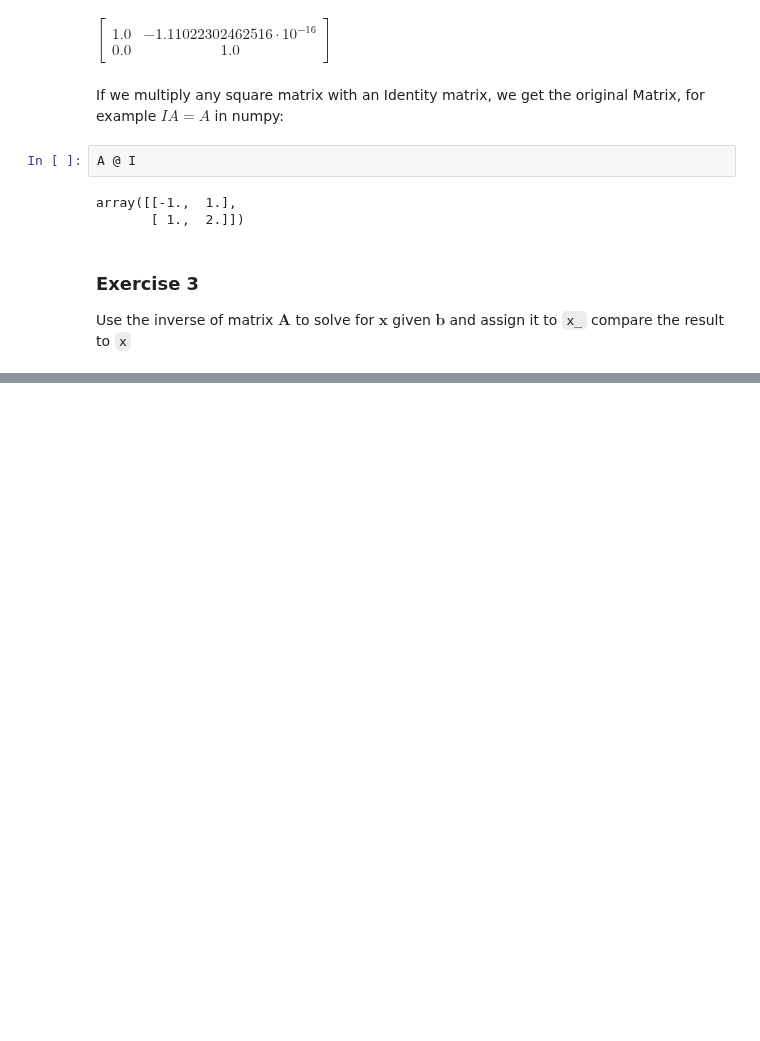
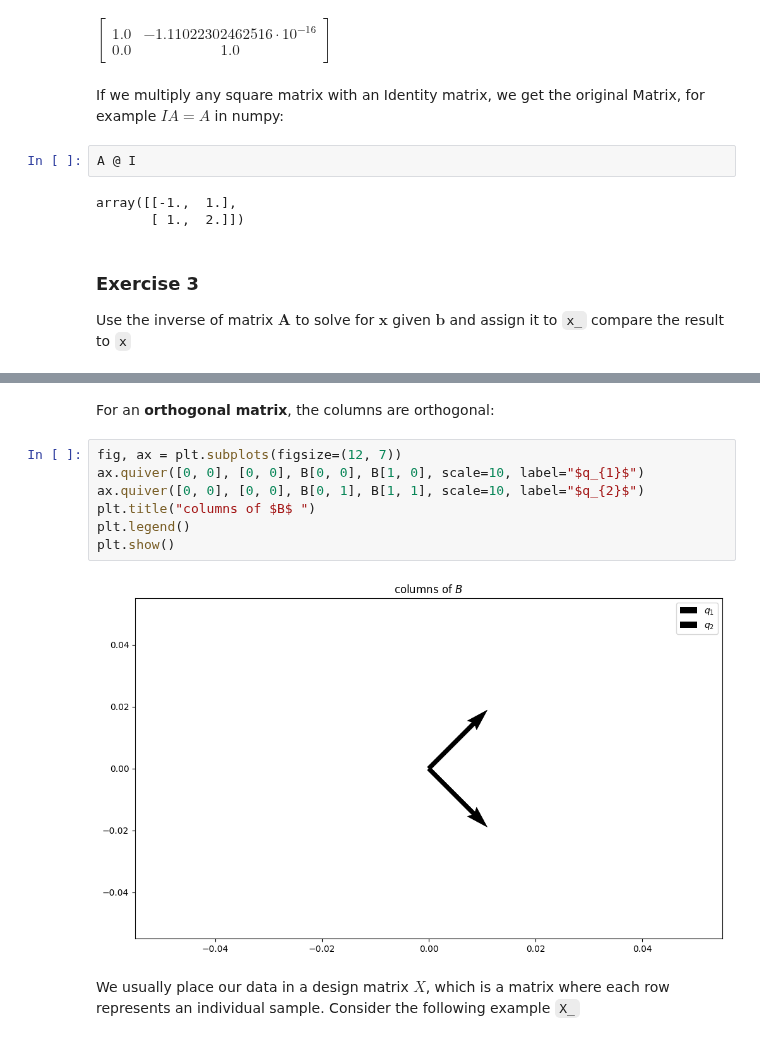
Before and after one commit to Mark-Barbaric/IBM_Machine_Learning_Certificate, a Jupyter notebook: Unsupervised_Machine_Learning/week4/matrix_review_lab.ipynb, the cells around one changed output, grey strips where cells are left out. Cells and saved outputs as stored; diff of their text form; blank space fills up the shorter version.

Commit message:
unsupervised_week4 - working on finishing matrix lab.

```diff
--- a/Unsupervised_Machine_Learning/week4/matrix_review_lab.ipynb
+++ b/Unsupervised_Machine_Learning/week4/matrix_review_lab.ipynb
@@ -517,0 +538,13 @@ Use the inverse of  matrix $\mathbf{A}$ to solve for $\mathbf{x}$ given $\mathbf
+# %% [markdown]
+For an <b>orthogonal matrix</b>, the columns are orthogonal:
+# %%
+fig, ax = plt.subplots(figsize=(12, 7))
+ax.quiver([0, 0], [0, 0], B[0, 0], B[1, 0], scale=10, label="$q_{1}$")
+ax.quiver([0, 0], [0, 0], B[0, 1], B[1, 1], scale=10, label="$q_{2}$")
+plt.title("columns of $B$ ")
+plt.legend()
+plt.show()
+# %% [output]
+[figure, added]
+# %% [markdown]
+We usually place our data in a design matrix $X$, which is a matrix where each row represents an individual sample. Consider the following example `X_`
```
Also changed, not shown: parts of 48 cells of this notebook.
